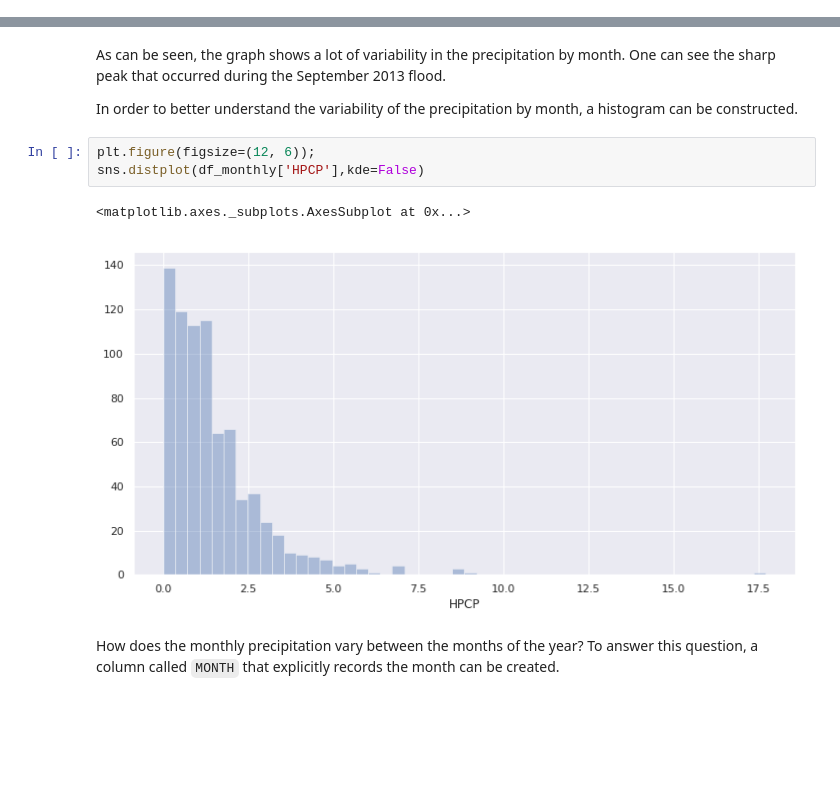
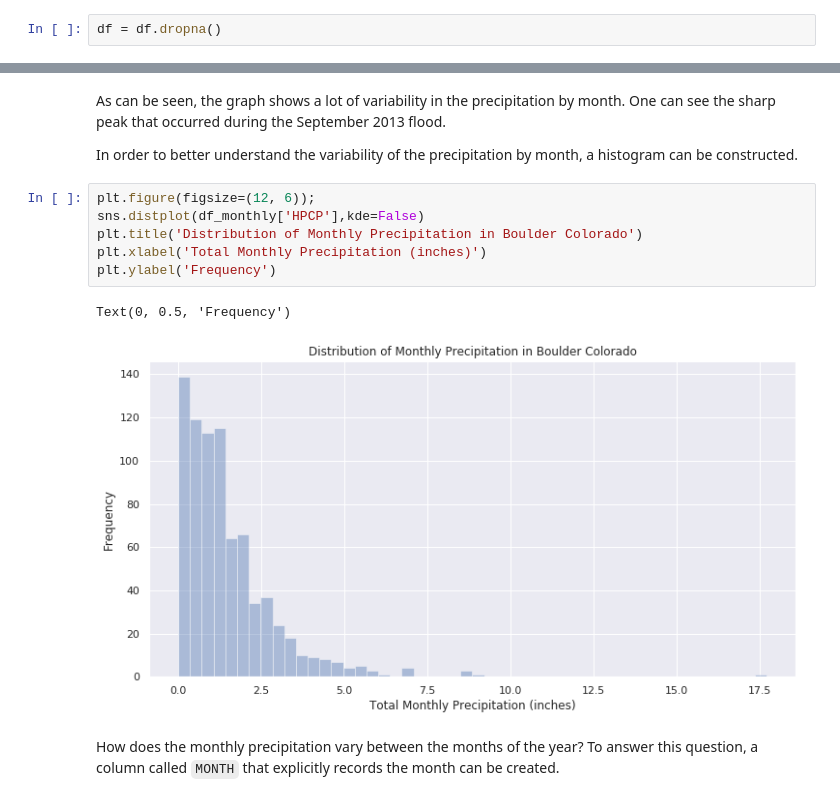
Before and after one commit to dmbentley/earth-analytics, a Jupyter notebook: week-1/2-precipitation-1948-2013.ipynb, the cells around one changed output, grey strips where cells are left out. Cells and saved outputs as stored; diff of their text form; blank space fills up the shorter version.

```diff
--- a/week-1/2-precipitation-1948-2013.ipynb
+++ b/week-1/2-precipitation-1948-2013.ipynb
@@ -99,3 +110,5 @@ df.apply(remove_high_readings, axis=1);
+# %%
+df = df.dropna()
 # %% [markdown]
 A new dataframe called `df_monthly` is created that resamples the precipitation by month and sums it.
 # %%
@@ -122,9 +139,12 @@ In order to better understand the variability of the precipitation by month, a h
 # %%
 plt.figure(figsize=(12, 6));
 sns.distplot(df_monthly['HPCP'],kde=False)
+plt.title('Distribution of Monthly Precipitation in Boulder Colorado')
+plt.xlabel('Total Monthly Precipitation (inches)')
+plt.ylabel('Frequency')
 # %% [output]
-<matplotlib.axes._subplots.AxesSubplot at 0x...>
+Text(0, 0.5, 'Frequency')
-[figure, old version]
+[figure, new version]
 # %% [markdown]
 How does the monthly precipitation vary between the months of the year? To answer this question, a column called `MONTH` that explicitly records the month can be created.
 # %%
```
Also changed, not shown: parts of 20 cells of this notebook, 1 other file.
